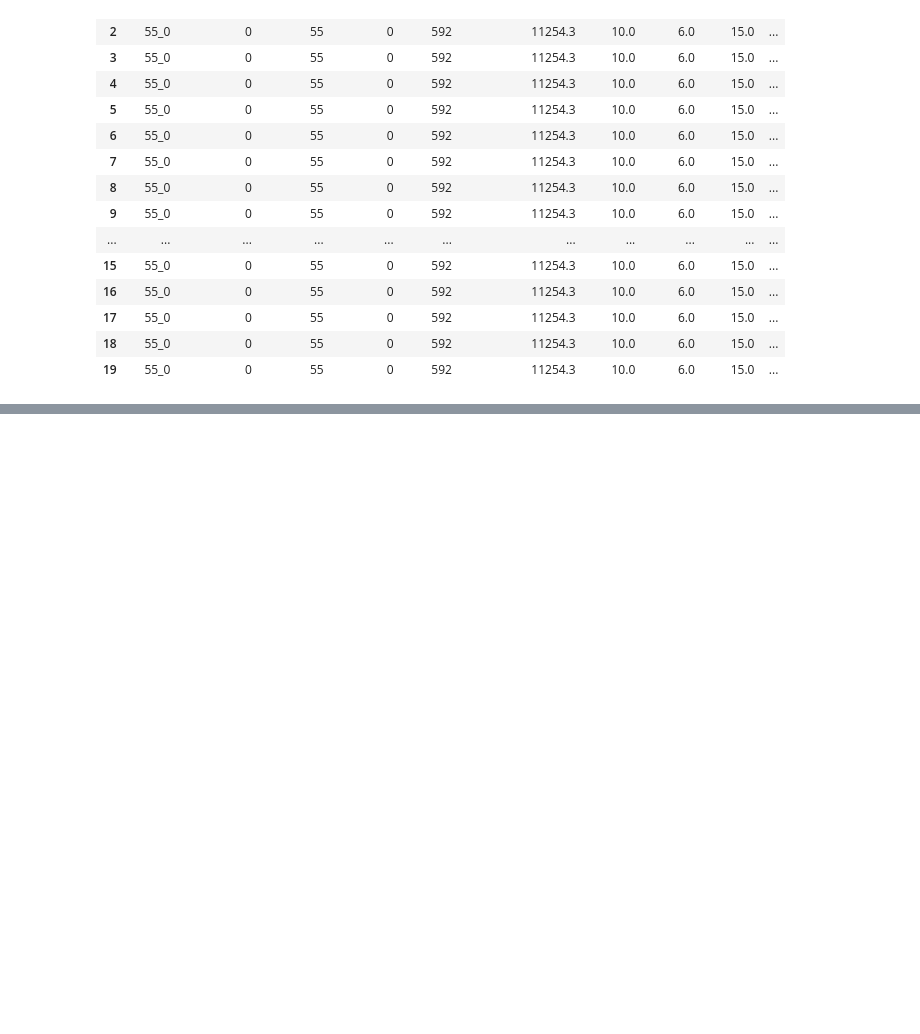
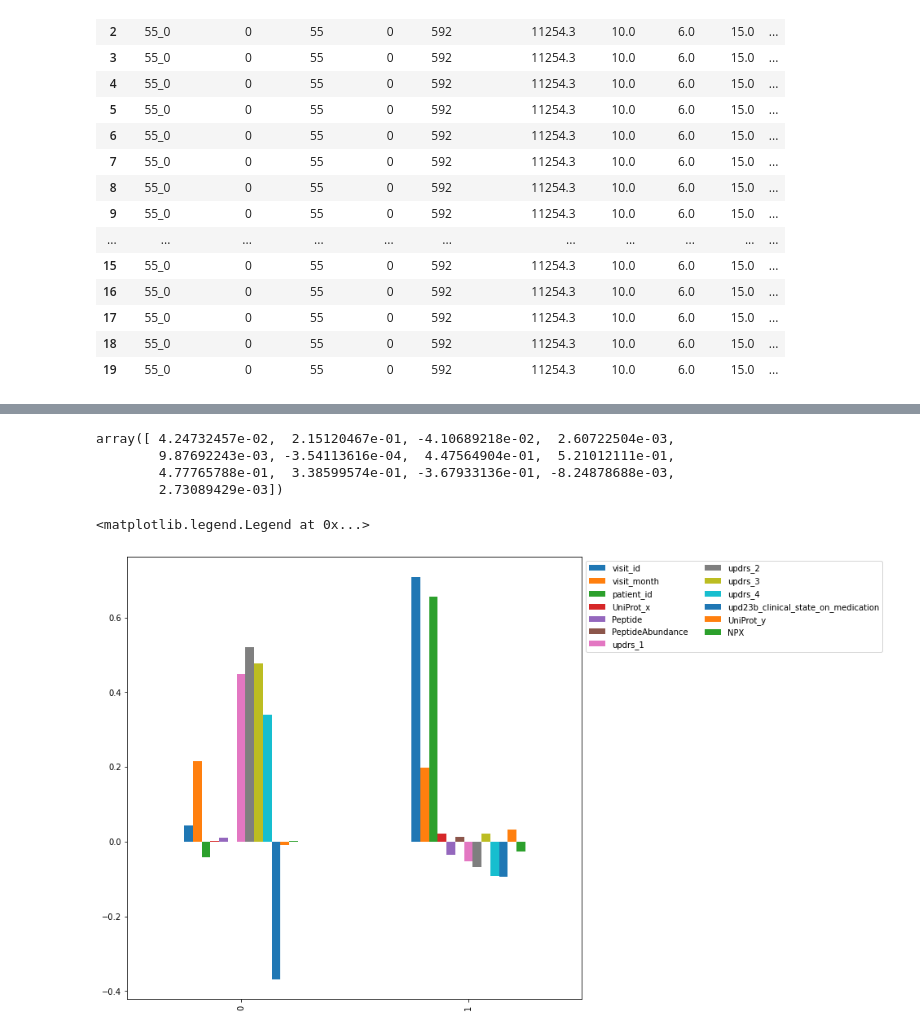
Before and after one commit to ezgibooth/Predicting_Parkinsons_Progression, a Jupyter notebook: PredictingParkinsonsNotepad.ipynb, the cells around one changed output, grey strips where cells are left out. Drawn from its saved outputs; the diff is of its cells as text; code cells hidden in the pictures; blank space fills up the shorter version.

```diff
--- a/PredictingParkinsonsNotepad.ipynb
+++ b/PredictingParkinsonsNotepad.ipynb
@@ -231,0 +262,15 @@ ValueError: Input contains NaN, infinity or a value too large for dtype('float64
+# %%
+pca.components_[0]
+# %% [output]
+array([ 4.24732457e-02,  2.15120467e-01, -4.10689218e-02,  2.60722504e-03,
+        9.87692243e-03, -3.54113616e-04,  4.47564904e-01,  5.21012111e-01,
+        4.77765788e-01,  3.38599574e-01, -3.67933136e-01, -8.24878688e-03,
+        2.73089429e-03])
+# %%
+(pd.DataFrame(pca.components_, columns=X.columns)
+.iloc[:2]
+ .plot.bar(figsize=(10,10))
+ .legend(ncol=(2),bbox_to_anchor=(1,1)))
+# %% [output]
+<matplotlib.legend.Legend at 0x...>
+[figure, added]
```
Also changed, not shown: parts of 8 cells of this notebook.
